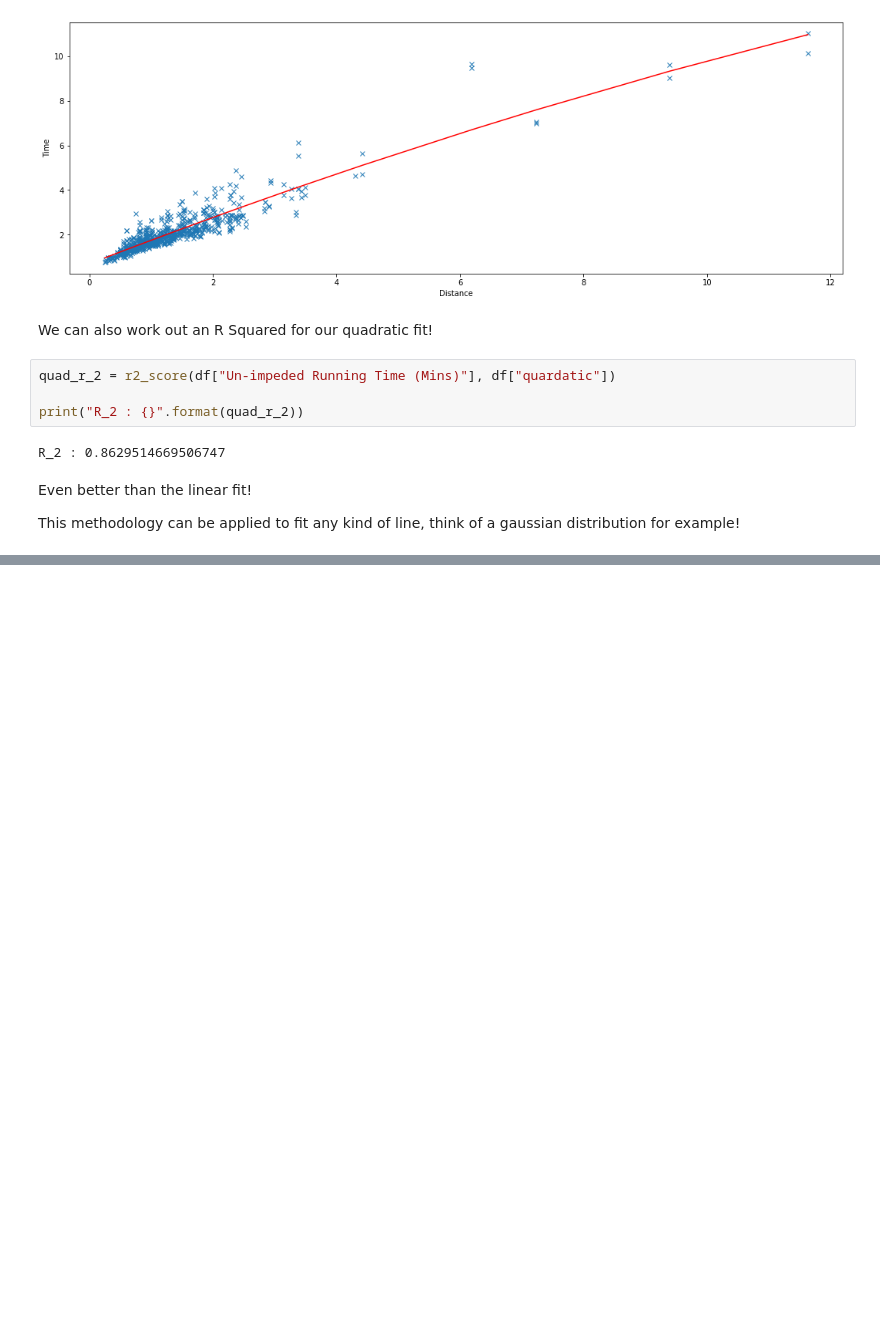
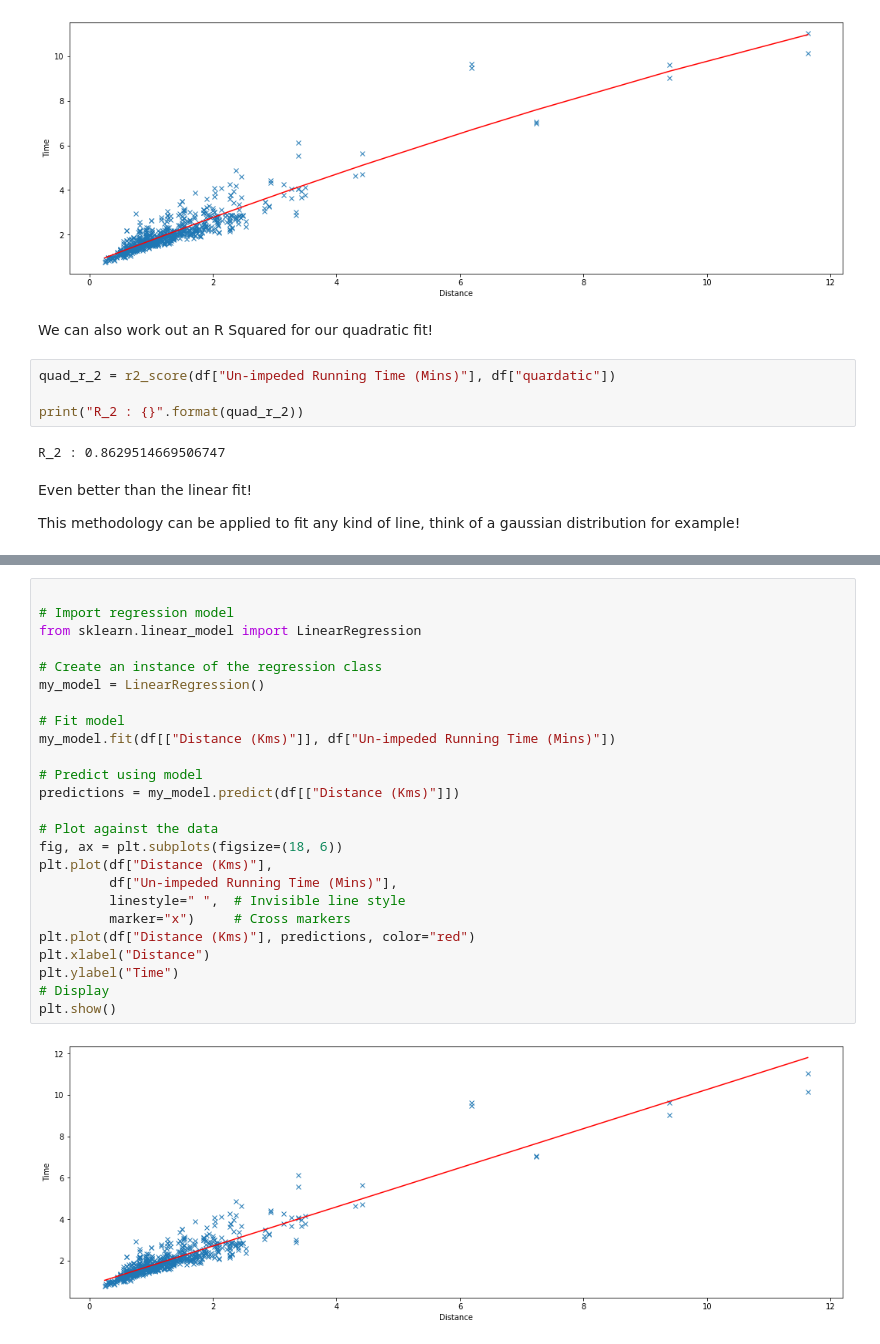
Before and after one commit to Jack-Lawton/python-resources, a Jupyter notebook: lessons/Regression.ipynb, the cells around one changed output, grey strips where cells are left out. Saved outputs shown, nothing was run; the diff lists cells and outputs as text; blank space fills up the shorter version.

Commit message:
Regression Lesson (part 2)

```diff
--- a/lessons/Regression.ipynb
+++ b/lessons/Regression.ipynb
@@ -322,0 +333,27 @@ This methodology can be applied to fit any kind of line, think of a gaussian dis
+# %%
+
+# Import regression model
+from sklearn.linear_model import LinearRegression
+
+# Create an instance of the regression class
+my_model = LinearRegression()
+
+# Fit model
+my_model.fit(df[["Distance (Kms)"]], df["Un-impeded Running Time (Mins)"])
+
+# Predict using model
+predictions = my_model.predict(df[["Distance (Kms)"]])
+
+# Plot against the data
+fig, ax = plt.subplots(figsize=(18, 6))
+plt.plot(df["Distance (Kms)"],
+         df["Un-impeded Running Time (Mins)"],
+         linestyle=" ",  # Invisible line style
+         marker="x")     # Cross markers
+plt.plot(df["Distance (Kms)"], predictions, color="red")
+plt.xlabel("Distance")
+plt.ylabel("Time")
+# Display
+plt.show()
+# %% [output]
+[figure, added]
```
Also changed, not shown: parts of 31 cells of this notebook.
